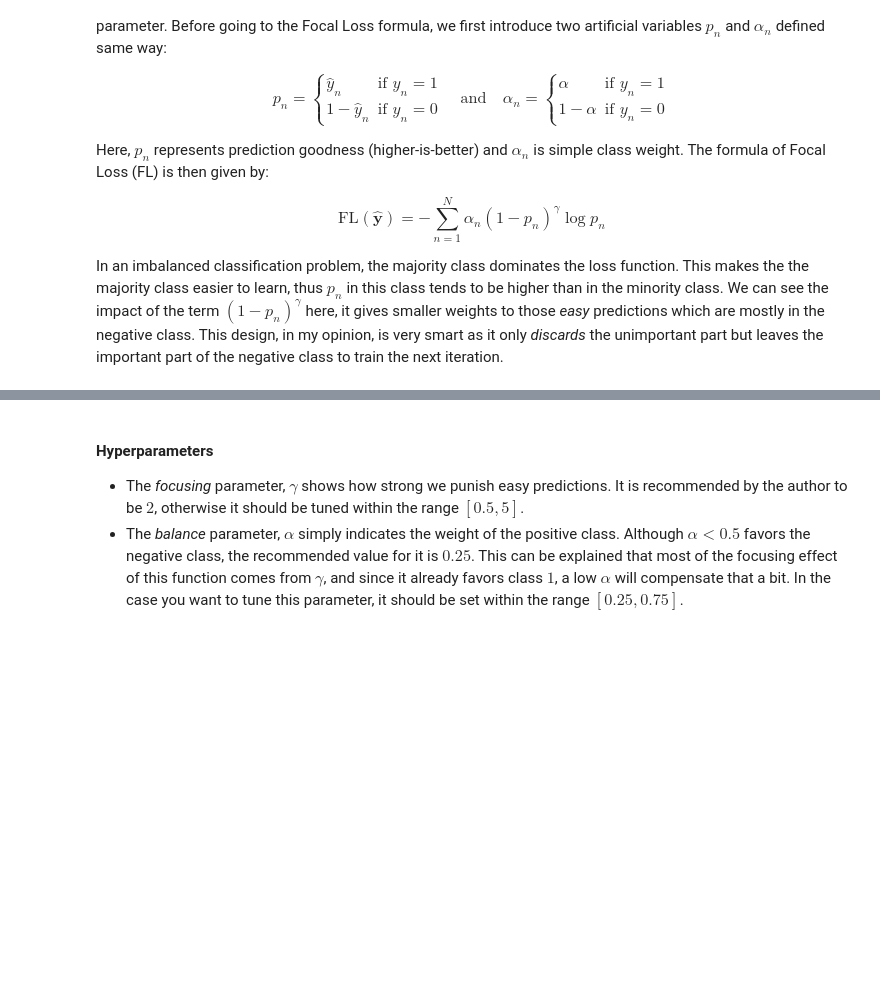
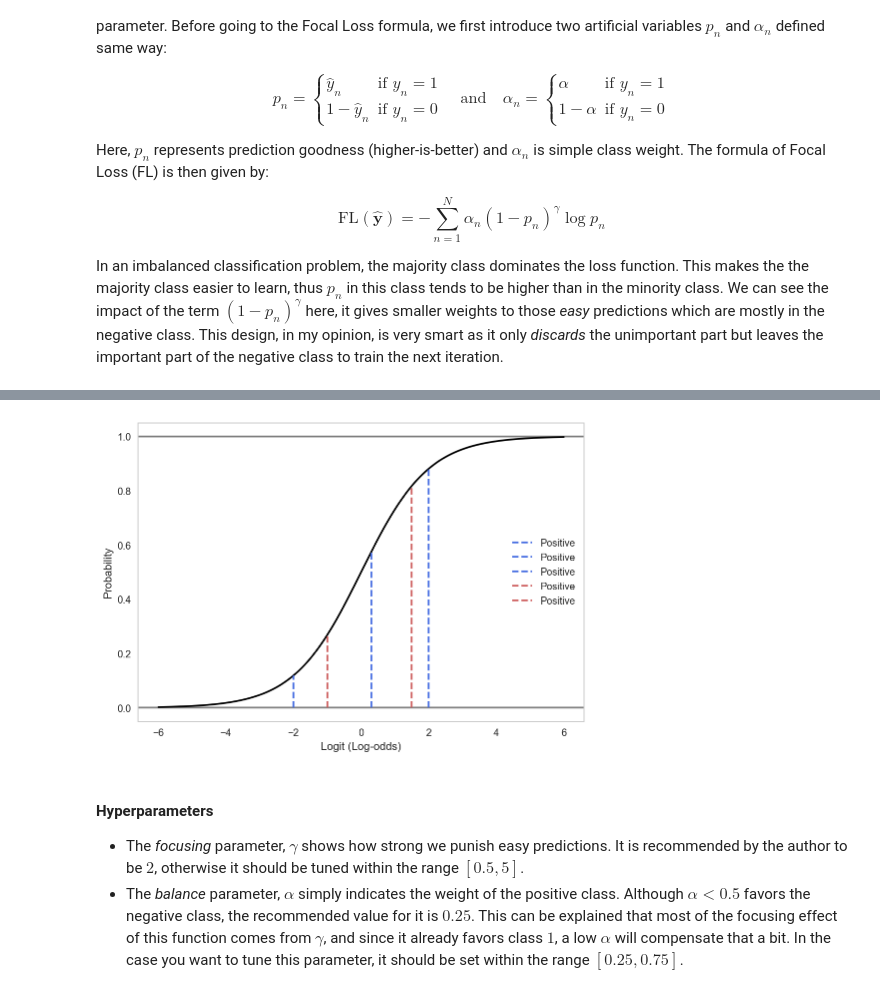
Before and after one commit to hungpq7/tabular-book, a Jupyter notebook: 07-tabular-learning/imblearn-targeted-modeling.ipynb, the cells around one changed output, grey strips where cells are left out. Cells and saved outputs as stored; diff of their text form; code cells hidden in the pictures; blank space fills up the shorter version.

```diff
--- a/07-tabular-learning/imblearn-targeted-modeling.ipynb
+++ b/07-tabular-learning/imblearn-targeted-modeling.ipynb
@@ -113,3 +123,35 @@ plt.show()
+# %%
+func = lambda x: np.exp(x) / (1 + np.exp(x))
+
+xPlot = np.linspace(-6, 6, 1000)
+yPlot = func(xPlot)
+
+xPos = [-2, 0.3, 2]
+xNeg = [-1, 1.5]
+
+fig, ax = plt.subplots()
+ax.axhline(1, color='grey')
+ax.axhline(0, color='grey')
+ax.plot(xPlot, yPlot, 'k')
+
+ax.plot(
+    (xPos[0], xPos[0]), (0, func(xPos[0])),
+    (xPos[1], xPos[1]), (0, func(xPos[1])),
+    (xPos[2], xPos[2]), (0, func(xPos[2])),
+    color='royalblue', ls='--', label='Positive')
+
+ax.plot(
+    (xNeg[0], xNeg[0]), (0, func(xNeg[0])),
+    (xNeg[1], xNeg[1]), (0, func(xNeg[1])),
+    color='indianred', ls='--', label='Positive')
+
+ax.grid(False)
+ax.set_xlabel('Logit (Log-odds)')
+ax.set_ylabel('Probability')
+ax.legend()
+plt.show()
+# %% [output]
+[figure, added]
 # %% [markdown]
 #### Hyperparameters
 - The *focusing* parameter, $\gamma$ shows how strong we punish easy predictions. It is recommended by the author to be $2$, otherwise it should be tuned within the range $[0.5,5]$.
```
Also changed, not shown: parts of 33 cells of this notebook.
